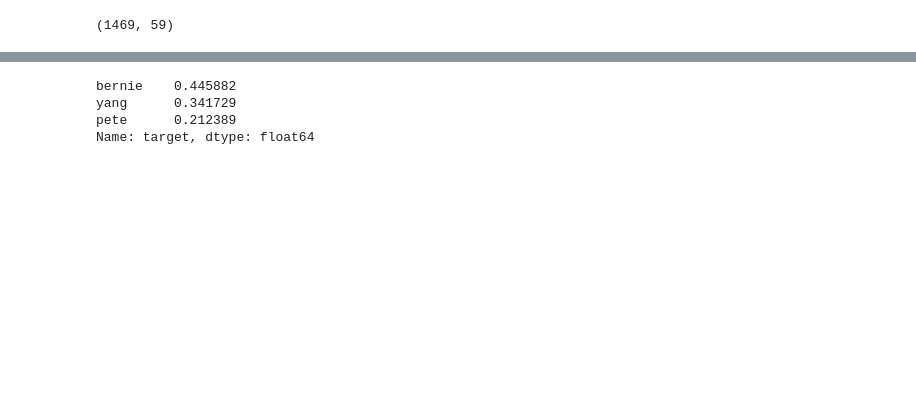
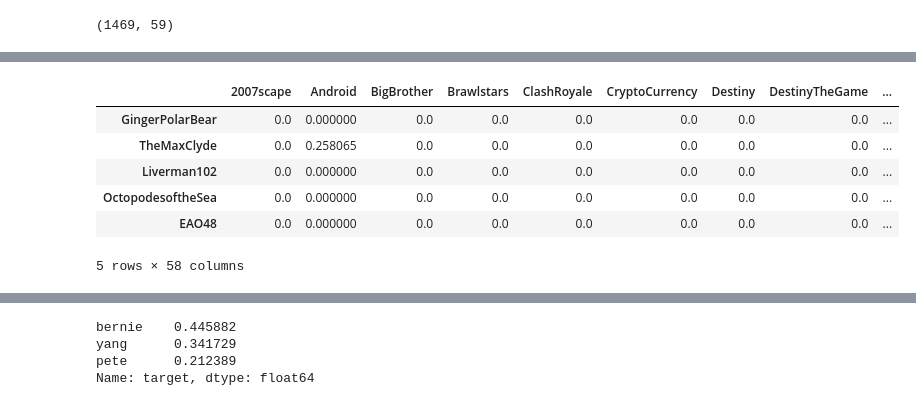
Before and after one commit to ocelot577/Capstone, a Jupyter notebook: extract 1+2, model run.ipynb, the cells around one changed output, grey strips where cells are left out. Drawn from its saved outputs; the diff is of its cells as text; code cells hidden in the pictures; blank space fills up the shorter version.

```diff
--- a/extract 1+2, model run.ipynb
+++ b/extract 1+2, model run.ipynb
@@ -208,3 +242,13 @@ X2 = df2.drop(['target'],axis=1)
 y2 = df2['target']
 # %%
 X2_train, X2_test, y2_train, y2_test = train_test_split(X2, y2,stratify = y2, random_state=42)
+# %%
+X2_train.head()
+# %% [output]
+|  | 2007scape | Android | BigBrother | Brawlstars | ClashRoyale | CryptoCurrency | Destiny | DestinyTheGame | ... |
+| GingerPolarBear | 0.0 | 0.000000 | 0.0 | 0.0 | 0.0 | 0.0 | 0.0 | 0.0 | ... |
+| TheMaxClyde | 0.0 | 0.258065 | 0.0 | 0.0 | 0.0 | 0.0 | 0.0 | 0.0 | ... |
+| Liverman102 | 0.0 | 0.000000 | 0.0 | 0.0 | 0.0 | 0.0 | 0.0 | 0.0 | ... |
+| OctopodesoftheSea | 0.0 | 0.000000 | 0.0 | 0.0 | 0.0 | 0.0 | 0.0 | 0.0 | ... |
+| EAO48 | 0.0 | 0.000000 | 0.0 | 0.0 | 0.0 | 0.0 | 0.0 | 0.0 | ... |
+5 rows × 58 columns
```
Also changed, not shown: parts of 11 cells of this notebook, 9 other files.
